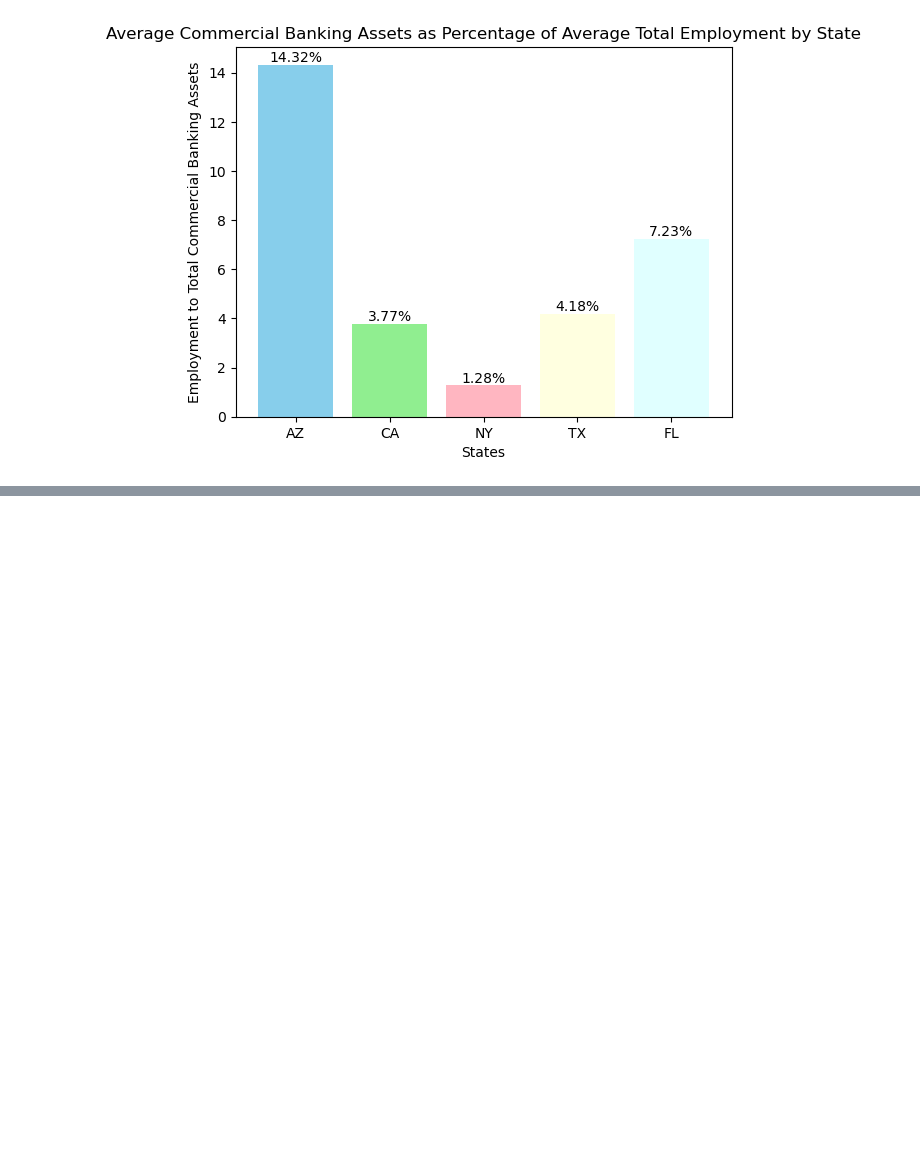
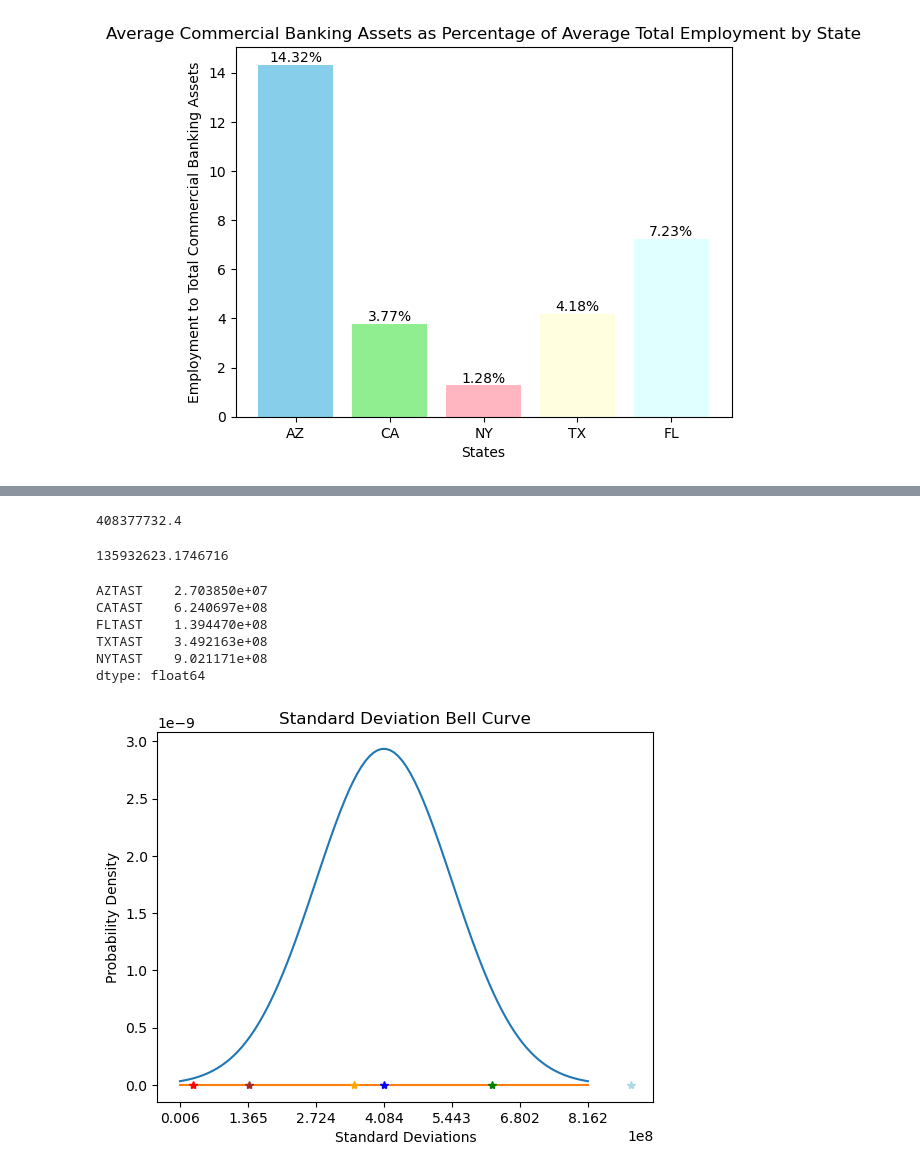
Before and after one commit to RyakDL/Project-1_Finance, a Jupyter notebook: Main_active-Copy2.ipynb, the cells around one changed output, grey strips where cells are left out. Saved outputs shown, nothing was run; the diff lists cells and outputs as text; code cells hidden in the pictures; blank space fills up the shorter version.

```diff
--- a/Main_active-Copy2.ipynb
+++ b/Main_active-Copy2.ipynb
@@ -410,0 +453,3 @@ plt.show()
+# %%
+All_means = Combined_merge.mean()
+All_means
@@ -410,0 +474,62 @@ plt.show()
+# %%
+State_Means_Assets =All_means[['AZTAST','CATAST','FLTAST','TXTAST','NYTAST']]
+State_Means_Assets.mean()
+# %% [output]
+408377732.4
+# %%
+#Standard Dev of States
+Std_States_Assets =Combined_merge[['AZTAST','CATAST','FLTAST','TXTAST','NYTAST']]
+Std_States_Assets=Std_States_Assets.std()
+Std_States_Assets.std()
+# %% [output]
+135932623.1746716
+# %%
+Temp_Assets = State_Means_Assets
+Temp_Assets
+# %% [output]
+AZTAST    2.703850e+07
+CATAST    6.240697e+08
+FLTAST    1.394470e+08
+TXTAST    3.492163e+08
+NYTAST    9.021171e+08
+dtype: float64
+# %%
+#Create Bell Graph
+
+# Generate data for the bell curve
+mean = State_Means_Assets.mean()  # Mean of the distribution
+std_dev = Std_States_Assets.std()  # Standard deviation of the distribution
+
+x = np.linspace(mean - 3 * std_dev, mean + 3 * std_dev, 100)  # x-axis values
+y = (1 / (std_dev * np.sqrt(2 * np.pi))) * np.exp(-0.5 * ((x - mean) / std_dev) ** 2)  # y-axis values
+y_0 = x*0
+
+columns = [mean-3*std_dev, mean-2*std_dev, mean-1*std_dev, mean, mean+3*std_dev, mean+2*std_dev, mean+1*std_dev]
+
+# Create the plot
+plt.plot(x, y)
+plt.plot(x,y_0)
+
+#plot State averages
+plt.plot(mean, 0, '*', color = 'blue') #mean
+plt.plot(27038503,0, '*', color = 'red') #AZ
+plt.plot(624069698,0, '*', color= 'green') #CA
+plt.plot(139446967,0, '*', color= 'brown') #FL
+plt.plot(349216346,0, '*', color= 'orange') #TX
+plt.plot(902117146,0, '*', color= 'lightblue') #NY
+
+# Set x-axis label
+plt.xlabel('Standard Deviations')
+
+plt.xticks(columns)
+
+# Set y-axis label
+plt.ylabel('Probability Density')
+
+# Set title
+plt.title('Standard Deviation Bell Curve')
+
+# Show the plot
+plt.show()
+# %% [output]
+[figure, added]
```
Also changed, not shown: parts of 6 cells of this notebook.
